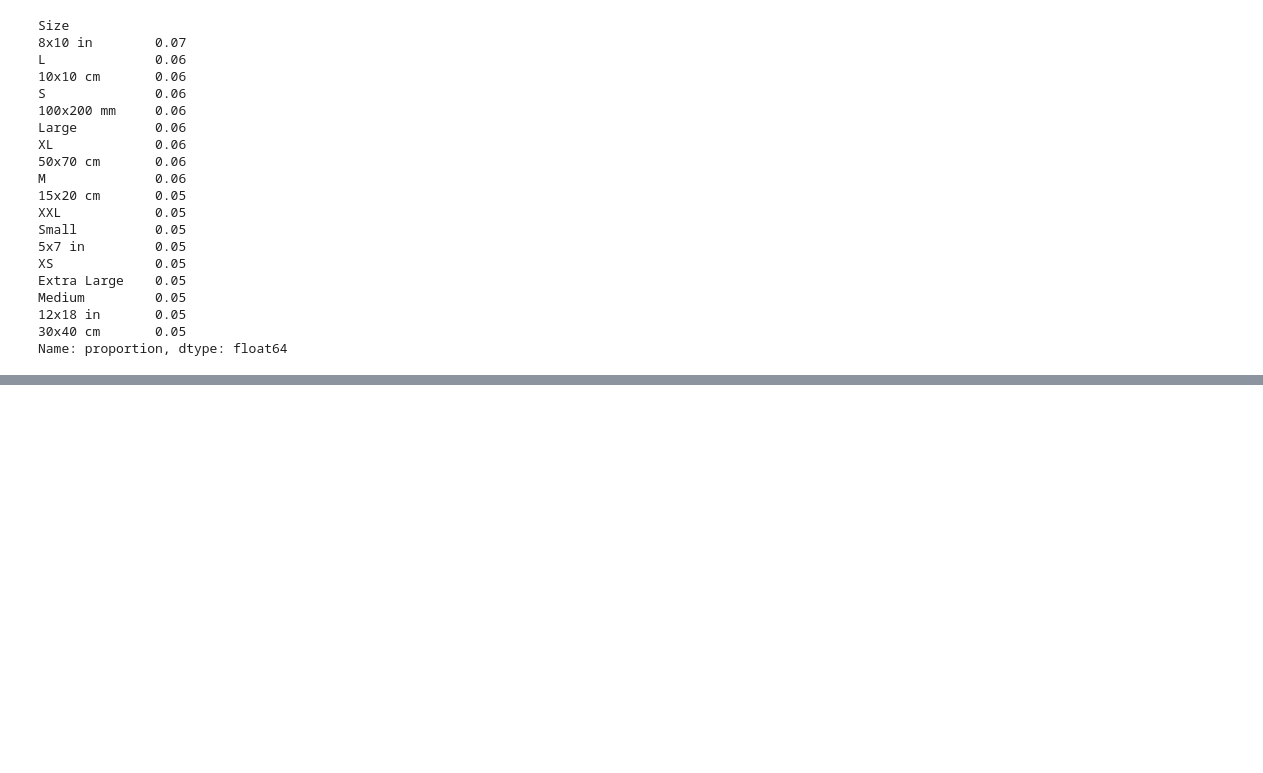
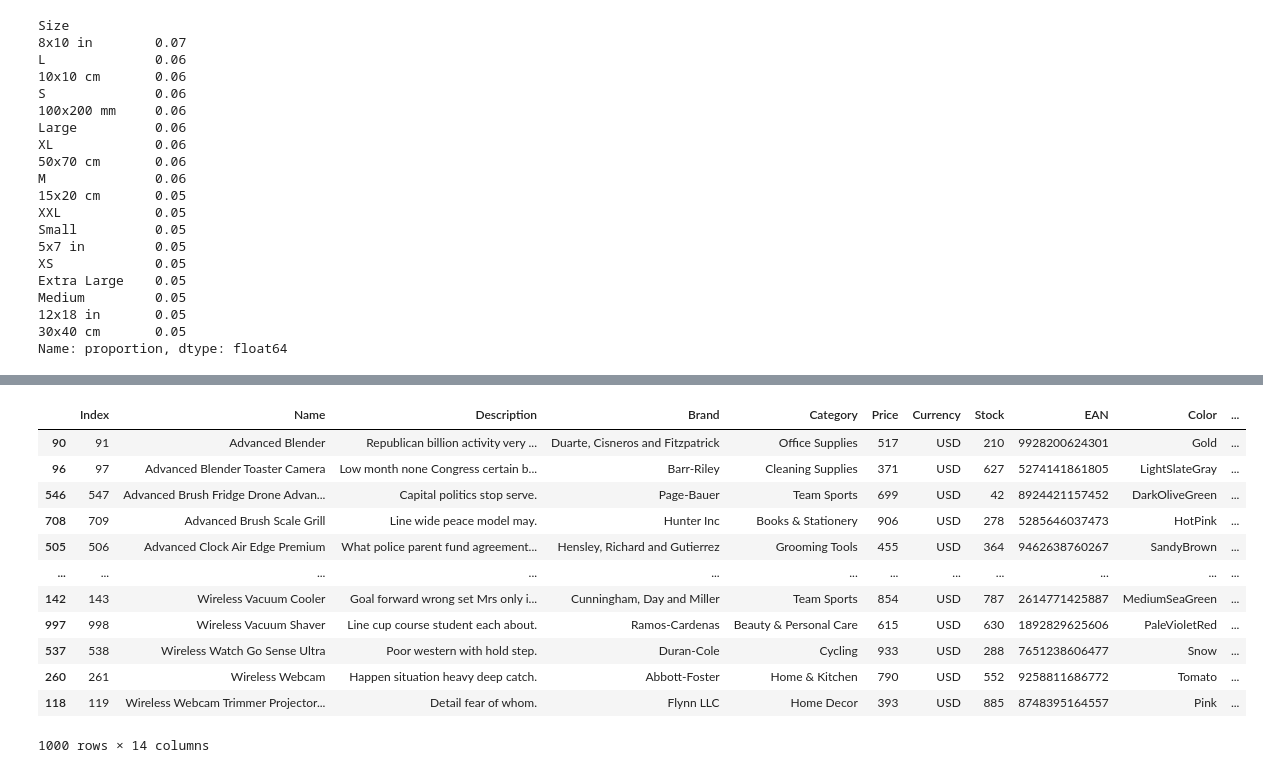
Before and after one commit to DiilaNa/Data_Science_with-Pandas, a Jupyter notebook: Learning/MathOperations.ipynb, the cells around one changed output, grey strips where cells are left out. Cells and saved outputs as stored; diff of their text form; code cells hidden in the pictures; blank space fills up the shorter version.

```diff
--- a/Learning/MathOperations.ipynb
+++ b/Learning/MathOperations.ipynb
@@ -117,0 +176,17 @@ Name: proportion, dtype: float64
+# %%
+#-sort Ascending with a key function
+df_products.sort_values('Name', ascending=True,key=lambda x:x.str.lower())
+# %% [output]
+|  | Index | Name | Description | Brand | Category | Price | Currency | Stock | EAN | Color | ... |
+| 90 | 91 | Advanced Blender | Republican billion activity very ... | Duarte, Cisneros and Fitzpatrick | Office Supplies | 517 | USD | 210 | 9928200624301 | Gold | ... |
+| 96 | 97 | Advanced Blender Toaster Camera | Low month none Congress certain b... | Barr-Riley | Cleaning Supplies | 371 | USD | 627 | 5274141861805 | LightSlateGray | ... |
+| 546 | 547 | Advanced Brush Fridge Drone Advan... | Capital politics stop serve. | Page-Bauer | Team Sports | 699 | USD | 42 | 8924421157452 | DarkOliveGreen | ... |
+| 708 | 709 | Advanced Brush Scale Grill | Line wide peace model may. | Hunter Inc | Books & Stationery | 906 | USD | 278 | 5285646037473 | HotPink | ... |
+| 505 | 506 | Advanced Clock Air Edge Premium | What police parent fund agreement... | Hensley, Richard and Gutierrez | Grooming Tools | 455 | USD | 364 | 9462638760267 | SandyBrown | ... |
+| ... | ... | ... | ... | ... | ... | ... | ... | ... | ... | ... | ... |
+| 142 | 143 | Wireless Vacuum Cooler | Goal forward wrong set Mrs only i... | Cunningham, Day and Miller | Team Sports | 854 | USD | 787 | 2614771425887 | MediumSeaGreen | ... |
+| 997 | 998 | Wireless Vacuum Shaver | Line cup course student each about. | Ramos-Cardenas | Beauty & Personal Care | 615 | USD | 630 | 1892829625606 | PaleVioletRed | ... |
+| 537 | 538 | Wireless Watch Go Sense Ultra | Poor western with hold step. | Duran-Cole | Cycling | 933 | USD | 288 | 7651238606477 | Snow | ... |
+| 260 | 261 | Wireless Webcam | Happen situation heavy deep catch. | Abbott-Foster | Home & Kitchen | 790 | USD | 552 | 9258811686772 | Tomato | ... |
+| 118 | 119 | Wireless Webcam Trimmer Projector... | Detail fear of whom. | Flynn LLC | Home Decor | 393 | USD | 885 | 8748395164557 | Pink | ... |
+1000 rows × 14 columns
```
Also changed, not shown: parts of 4 cells of this notebook.
